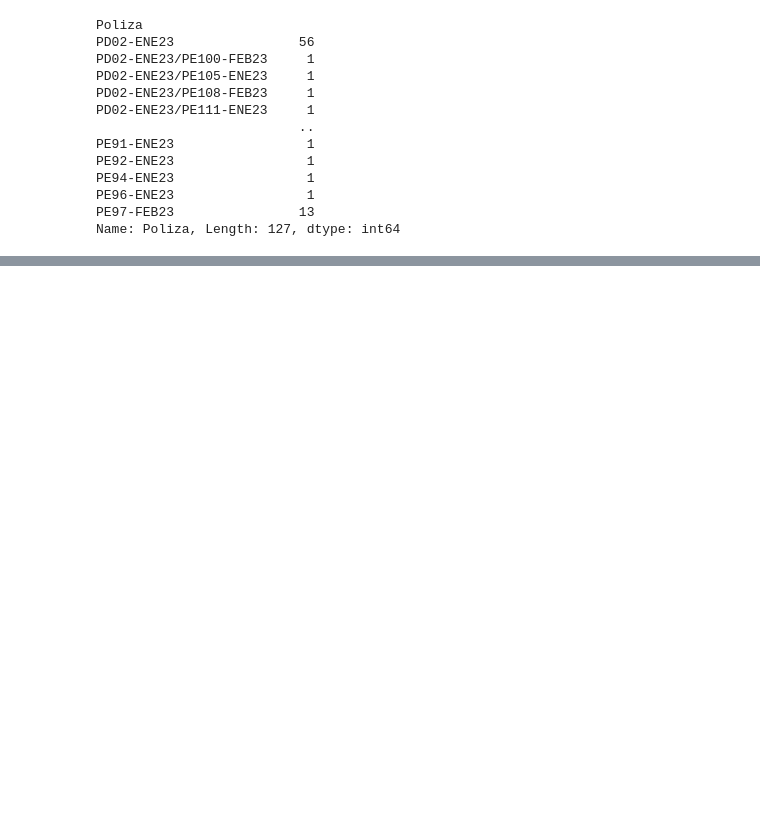
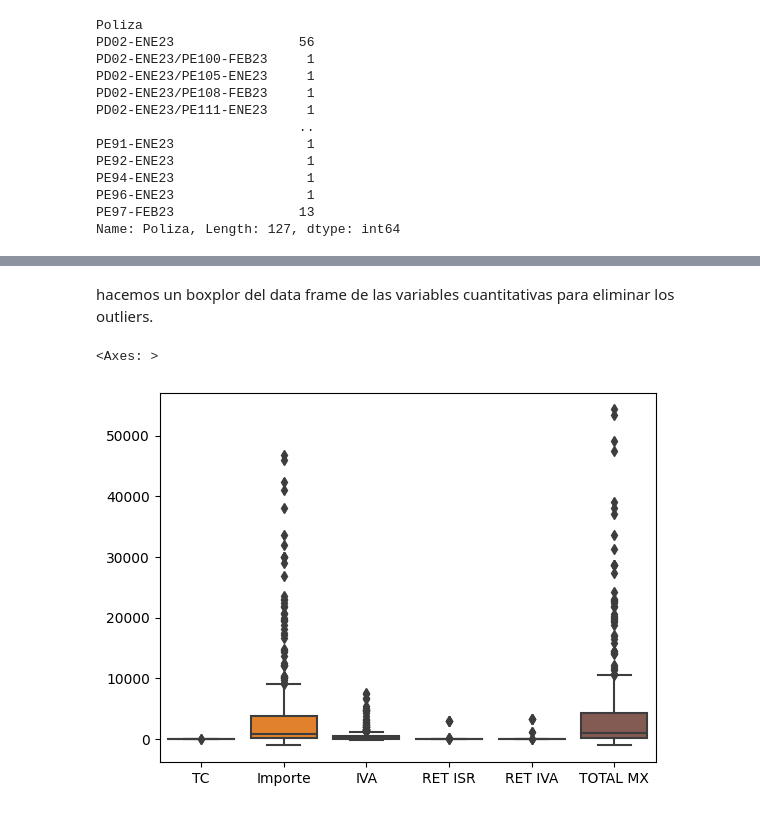
Before and after one commit to karen1203/Valores_Atipicos, a Jupyter notebook: 2023.ipynb, the cells around one changed output, grey strips where cells are left out. Cells and saved outputs as stored; diff of their text form; code cells hidden in the pictures; blank space fills up the shorter version.

```diff
--- a/2023.ipynb
+++ b/2023.ipynb
@@ -226,0 +228,3 @@ gasto
+# %%
+gasto=gasto[['Fecha','Folio','UUID','RFC','Proveedor','TIPO GASTO','Descripción','MP','FP','TC','Importe','IVA','RET ISR','RET IVA','TOTAL MX','Tipo', 'Status','Poliza']]
+gasto
@@ -226,0 +266,3 @@ gasto
+# %%
+cuantitativos=gasto[['FP','TC','Importe','IVA','RET ISR','RET IVA','TOTAL MX']]
+cuantitativos
@@ -226,0 +283,7 @@ gasto
+# %% [markdown]
+hacemos un boxplor del data frame de las variables cuantitativas para eliminar los outliers.
+# %%
+sns.boxplot(data=cuantitativos)
+# %% [output]
+<Axes: >
+[figure, added]
```
Also changed, not shown: parts of 27 cells of this notebook.
